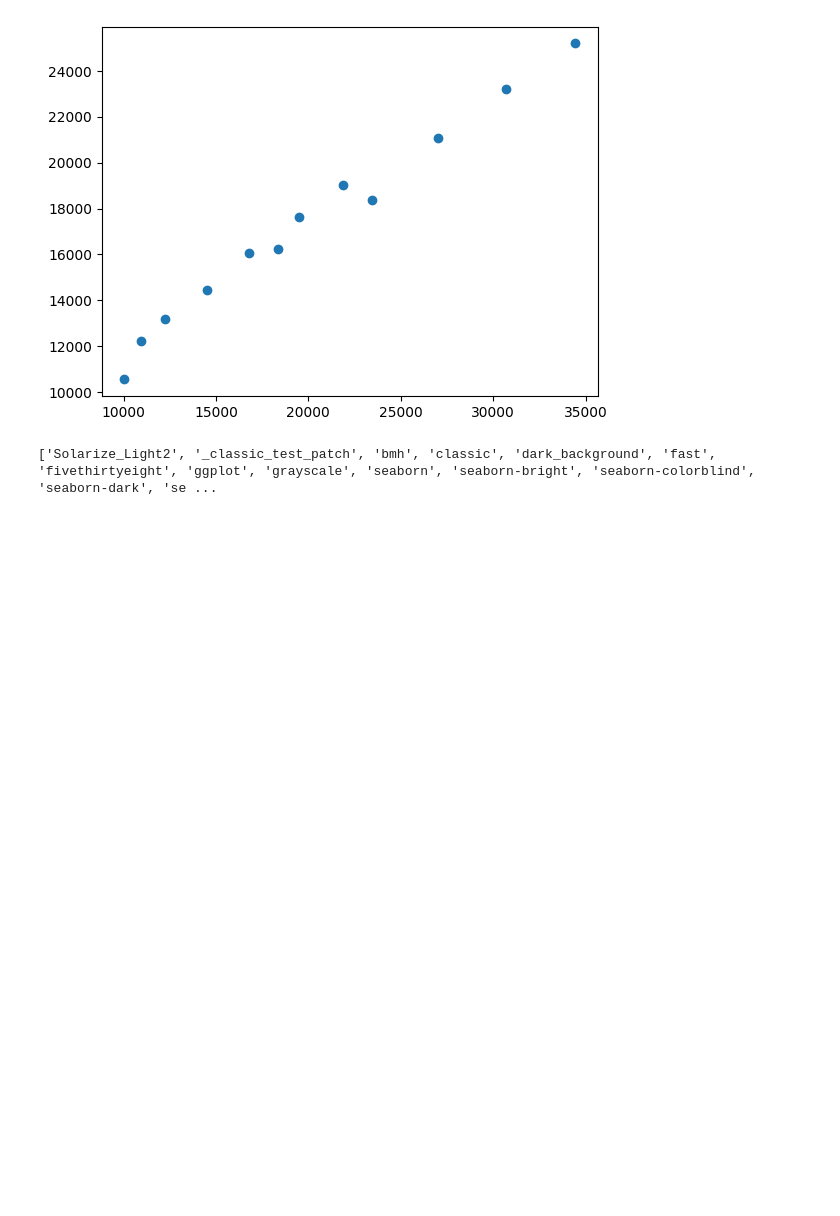
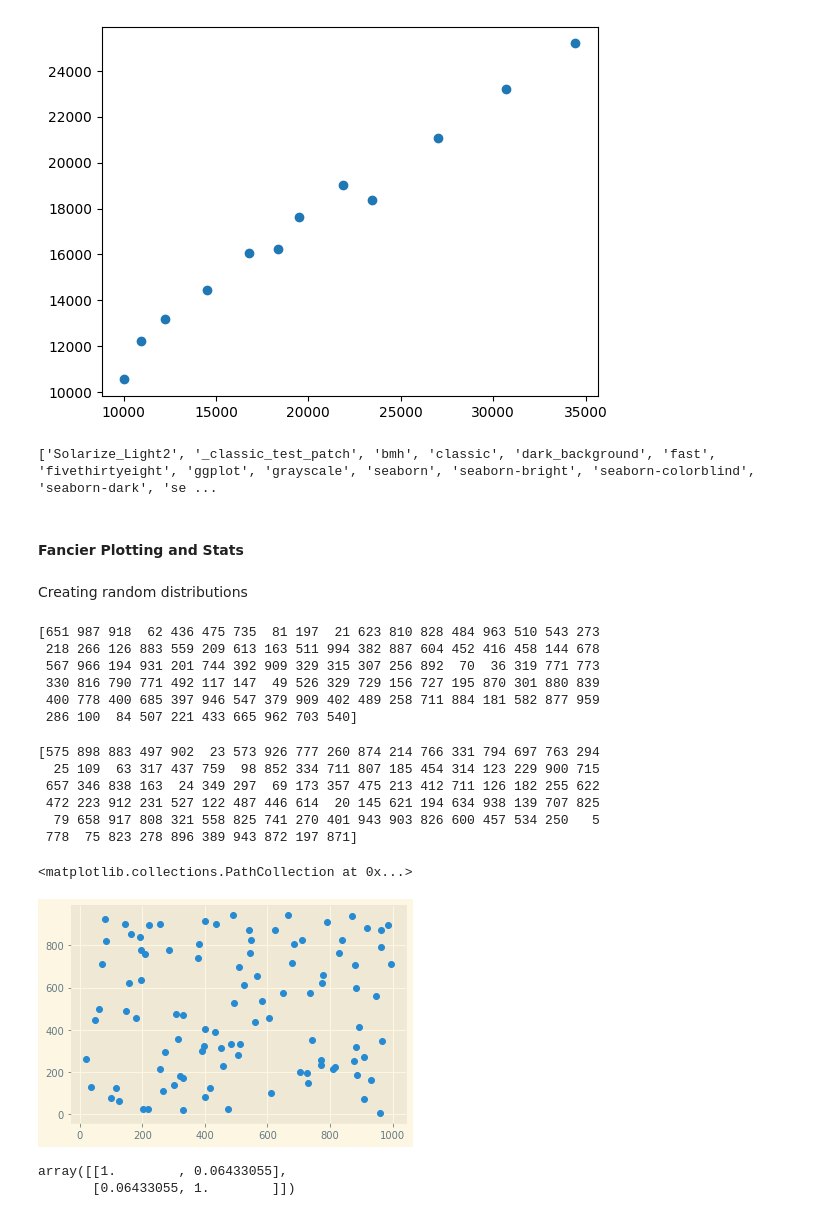
Before and after one commit to dyea21/practcomp, a Jupyter notebook: PracComp2022.ipynb, the cells around one changed output. Cells and saved outputs as stored; diff of their text form; code cells hidden in the pictures; blank space fills up the shorter version.

```diff
--- a/PracComp2022.ipynb
+++ b/PracComp2022.ipynb
@@ -600,3 +600,42 @@ plt.scatter(gdp_australia, gdp_nz)
 print(plt.style.available)
 # %% [output]
 ['Solarize_Light2', '_classic_test_patch', 'bmh', 'classic', 'dark_background', 'fast', 'fivethirtyeight', 'ggplot', 'grayscale', 'seaborn', 'seaborn-bright', 'seaborn-colorblind', 'seaborn-dark', 'se ...
+# %% [markdown]
+#### Fancier Plotting and Stats
+# %% [markdown]
+Creating random distributions
+# %%
+%matplotlib inline
+import matplotlib.pyplot as plt
+
+import numpy as np
+randx = np.random.randint (0,1000, size=100) #library.function.subfuntion
+print(randx)
+# %% [output]
+[651 987 918  62 436 475 735  81 197  21 623 810 828 484 963 510 543 273
+ 218 266 126 883 559 209 613 163 511 994 382 887 604 452 416 458 144 678
+ 567 966 194 931 201 744 392 909 329 315 307 256 892  70  36 319 771 773
+ 330 816 790 771 492 117 147  49 526 329 729 156 727 195 870 301 880 839
+ 400 778 400 685 397 946 547 379 909 402 489 258 711 884 181 582 877 959
+ 286 100  84 507 221 433 665 962 703 540]
+# %%
+randy = np.random.randint (0,1000, size=100)
+print(randy)
+# %% [output]
+[575 898 883 497 902  23 573 926 777 260 874 214 766 331 794 697 763 294
+  25 109  63 317 437 759  98 852 334 711 807 185 454 314 123 229 900 715
+ 657 346 838 163  24 349 297  69 173 357 475 213 412 711 126 182 255 622
+ 472 223 912 231 527 122 487 446 614  20 145 621 194 634 938 139 707 825
+  79 658 917 808 321 558 825 741 270 401 943 903 826 600 457 534 250   5
+ 778  75 823 278 896 389 943 872 197 871]
+# %%
+plt.style.use("Solarize_Light2")
+plt.scatter(randx,randy)
+# %% [output]
+<matplotlib.collections.PathCollection at 0x...>
+[figure, added]
+# %%
+np.corrcoef(randx,randy)
+# %% [output]
+array([[1.        , 0.06433055],
+       [0.06433055, 1.        ]])
```
Also changed, not shown: parts of 70 cells of this notebook.
